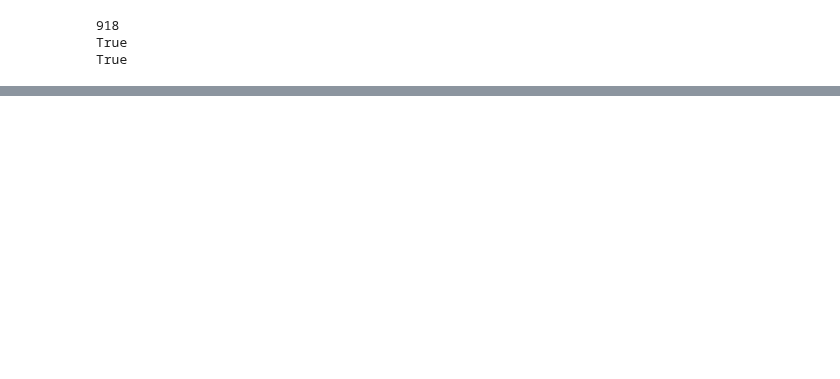
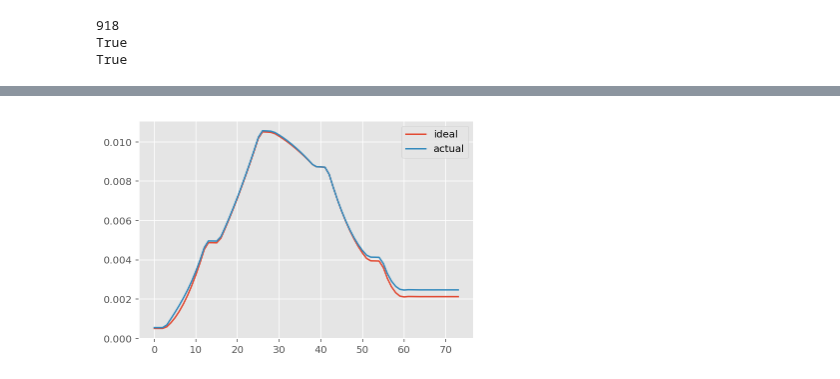
Before and after one commit to Roman-Belenya/perception_and_action, a Jupyter notebook: deviations.ipynb, the cells around one changed output, grey strips where cells are left out. Saved outputs shown, nothing was run; the diff lists cells and outputs as text; code cells hidden in the pictures; blank space fills up the shorter version.

```diff
--- a/deviations.ipynb
+++ b/deviations.ipynb
@@ -95,0 +96,18 @@ plt.show()
+# %%
+# Reference:
+# https://www.youtube.com/watch?v=0lG53-ogF2k
+
+def get_intercept(p0, p1, q):
+
+    p0 = np.array(p0); p1 = np.array(p1); q = np.array(q)
+
+    v = np.array(p1 - p0) # direction of the sraight line
+    pq = np.array(p0 - q) # point on the direction vector for the given point
+
+    t = -np.sum(v * pq) / np.sum(v**2) # this t moves the intercept btw straight & perp where they are pi/2
+    intercept = p0 + t * v
+
+    error = np.dot(v, intercept - q)
+#     print error
+
+    return intercept
@@ -95,0 +146,11 @@ plt.show()
+# %%
+% matplotlib inline
+
+vel1 = np.sqrt(np.diff(xs)**2 + np.diff(ys)**2 + np.diff(zs)**2)
+vel2 = np.sqrt(np.diff(x)**2 + np.diff(y)**2 + np.diff(z)**2)
+plt.plot(vel1, label = 'ideal')
+plt.plot(vel2, label = 'actual')
+plt.legend()
+plt.show()
+# %% [output]
+[figure, added]
```
Also changed, not shown: parts of 18 cells of this notebook.
